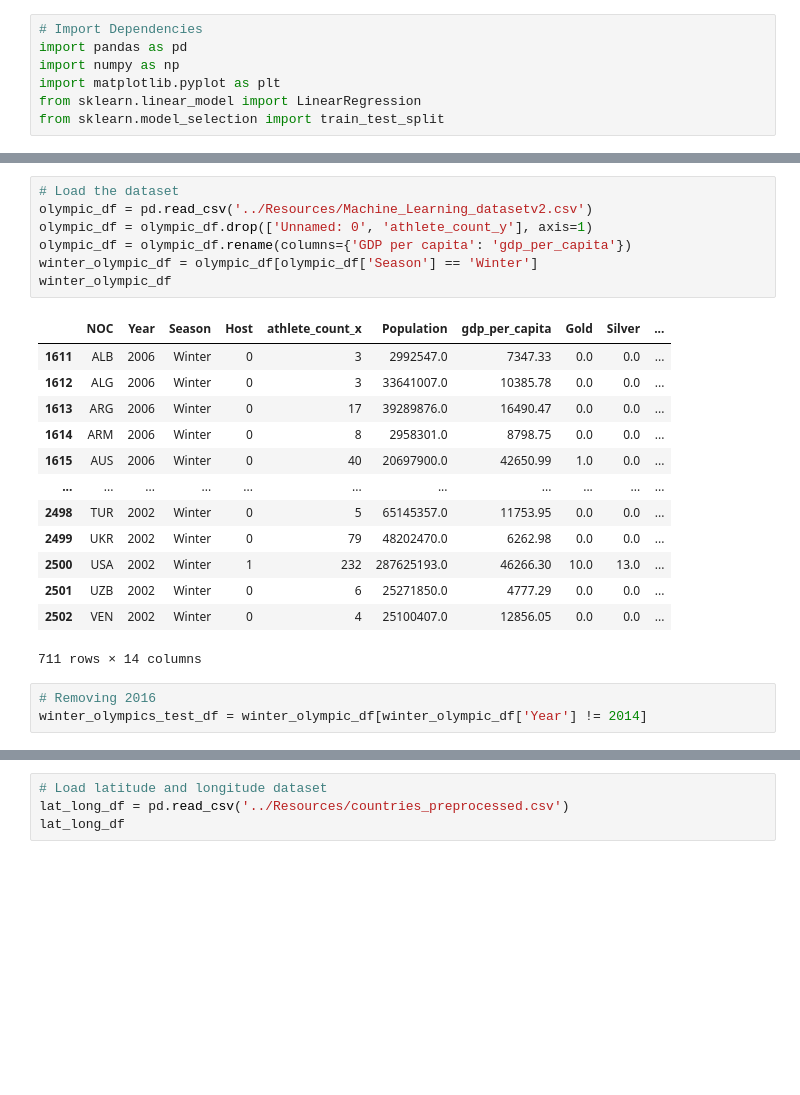
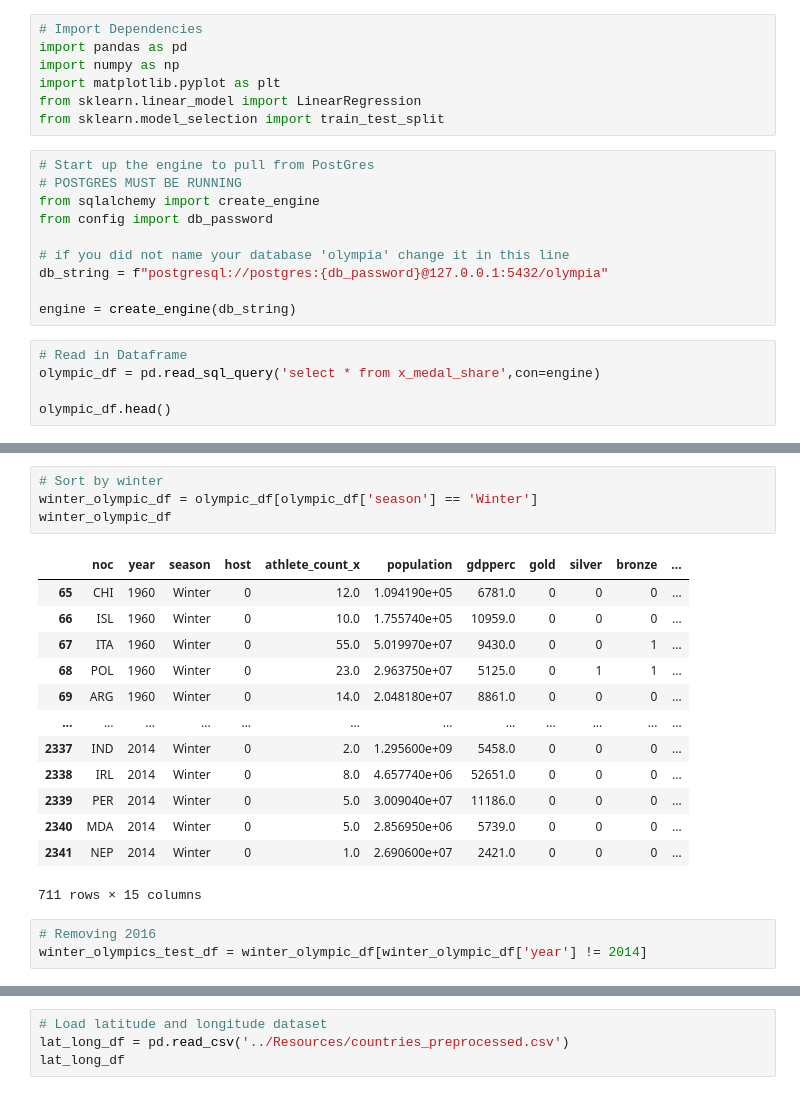
Before and after one commit to olympics2022/olympic_medal_analysis, a Jupyter notebook: Analysis/winter_ML_analysis.ipynb, the cells around one changed output, grey strips where cells are left out. Saved outputs shown, nothing was run; the diff lists cells and outputs as text; blank space fills up the shorter version.

```diff
--- a/Analysis/winter_ML_analysis.ipynb
+++ b/Analysis/winter_ML_analysis.ipynb
@@ -5,3 +5,18 @@ import numpy as np
 import matplotlib.pyplot as plt
 from sklearn.linear_model import LinearRegression
 from sklearn.model_selection import train_test_split
+# %%
+# Start up the engine to pull from PostGres
+# POSTGRES MUST BE RUNNING
+from sqlalchemy import create_engine
+from config import db_password
+
+# if you did not name your database 'olympia' change it in this line
+db_string = f"postgresql://postgres:{db_password}@127.0.0.1:5432/olympia"
+
+engine = create_engine(db_string)
+# %%
+# Read in Dataframe
+olympic_df = pd.read_sql_query('select * from x_medal_share',con=engine)
+
+olympic_df.head()
@@ -8,26 +30,23 @@ from sklearn.model_selection import train_test_split
 # %%
-# Load the dataset
-olympic_df = pd.read_csv('../Resources/Machine_Learning_datasetv2.csv')
-olympic_df = olympic_df.drop(['Unnamed: 0', 'athlete_count_y'], axis=1)
-olympic_df = olympic_df.rename(columns={'GDP per capita': 'gdp_per_capita'})
-winter_olympic_df = olympic_df[olympic_df['Season'] == 'Winter']
+# Sort by winter
+winter_olympic_df = olympic_df[olympic_df['season'] == 'Winter']
 winter_olympic_df
 # %% [output]
-|  | NOC | Year | Season | Host | athlete_count_x | Population | gdp_per_capita | Gold | Silver | ... |
-| 1611 | ALB | 2006 | Winter | 0 | 3 | 2992547.0 | 7347.33 | 0.0 | 0.0 | ... |
-| 1612 | ALG | 2006 | Winter | 0 | 3 | 33641007.0 | 10385.78 | 0.0 | 0.0 | ... |
-| 1613 | ARG | 2006 | Winter | 0 | 17 | 39289876.0 | 16490.47 | 0.0 | 0.0 | ... |
-| 1614 | ARM | 2006 | Winter | 0 | 8 | 2958301.0 | 8798.75 | 0.0 | 0.0 | ... |
-| 1615 | AUS | 2006 | Winter | 0 | 40 | 20697900.0 | 42650.99 | 1.0 | 0.0 | ... |
-| ... | ... | ... | ... | ... | ... | ... | ... | ... | ... | ... |
-| 2498 | TUR | 2002 | Winter | 0 | 5 | 65145357.0 | 11753.95 | 0.0 | 0.0 | ... |
-| 2499 | UKR | 2002 | Winter | 0 | 79 | 48202470.0 | 6262.98 | 0.0 | 0.0 | ... |
-| 2500 | USA | 2002 | Winter | 1 | 232 | 287625193.0 | 46266.30 | 10.0 | 13.0 | ... |
-| 2501 | UZB | 2002 | Winter | 0 | 6 | 25271850.0 | 4777.29 | 0.0 | 0.0 | ... |
-| 2502 | VEN | 2002 | Winter | 0 | 4 | 25100407.0 | 12856.05 | 0.0 | 0.0 | ... |
+|  | noc | year | season | host | athlete_count_x | population | gdpperc | gold | silver | bronze | ... |
+| 65 | CHI | 1960 | Winter | 0 | 12.0 | 1.094190e+05 | 6781.0 | 0 | 0 | 0 | ... |
+| 66 | ISL | 1960 | Winter | 0 | 10.0 | 1.755740e+05 | 10959.0 | 0 | 0 | 0 | ... |
+| 67 | ITA | 1960 | Winter | 0 | 55.0 | 5.019970e+07 | 9430.0 | 0 | 0 | 1 | ... |
+| 68 | POL | 1960 | Winter | 0 | 23.0 | 2.963750e+07 | 5125.0 | 0 | 1 | 1 | ... |
+| 69 | ARG | 1960 | Winter | 0 | 14.0 | 2.048180e+07 | 8861.0 | 0 | 0 | 0 | ... |
+| ... | ... | ... | ... | ... | ... | ... | ... | ... | ... | ... | ... |
+| 2337 | IND | 2014 | Winter | 0 | 2.0 | 1.295600e+09 | 5458.0 | 0 | 0 | 0 | ... |
+| 2338 | IRL | 2014 | Winter | 0 | 8.0 | 4.657740e+06 | 52651.0 | 0 | 0 | 0 | ... |
+| 2339 | PER | 2014 | Winter | 0 | 5.0 | 3.009040e+07 | 11186.0 | 0 | 0 | 0 | ... |
+| 2340 | MDA | 2014 | Winter | 0 | 5.0 | 2.856950e+06 | 5739.0 | 0 | 0 | 0 | ... |
+| 2341 | NEP | 2014 | Winter | 0 | 1.0 | 2.690600e+07 | 2421.0 | 0 | 0 | 0 | ... |
-711 rows × 14 columns
+711 rows × 15 columns
 # %%
 # Removing 2016
-winter_olympics_test_df = winter_olympic_df[winter_olympic_df['Year'] != 2014]
+winter_olympics_test_df = winter_olympic_df[winter_olympic_df['year'] != 2014]
 # %%
 # Winter olympics machine learning dataframe
```
Also changed, not shown: parts of 16 cells of this notebook, 1 other file.
